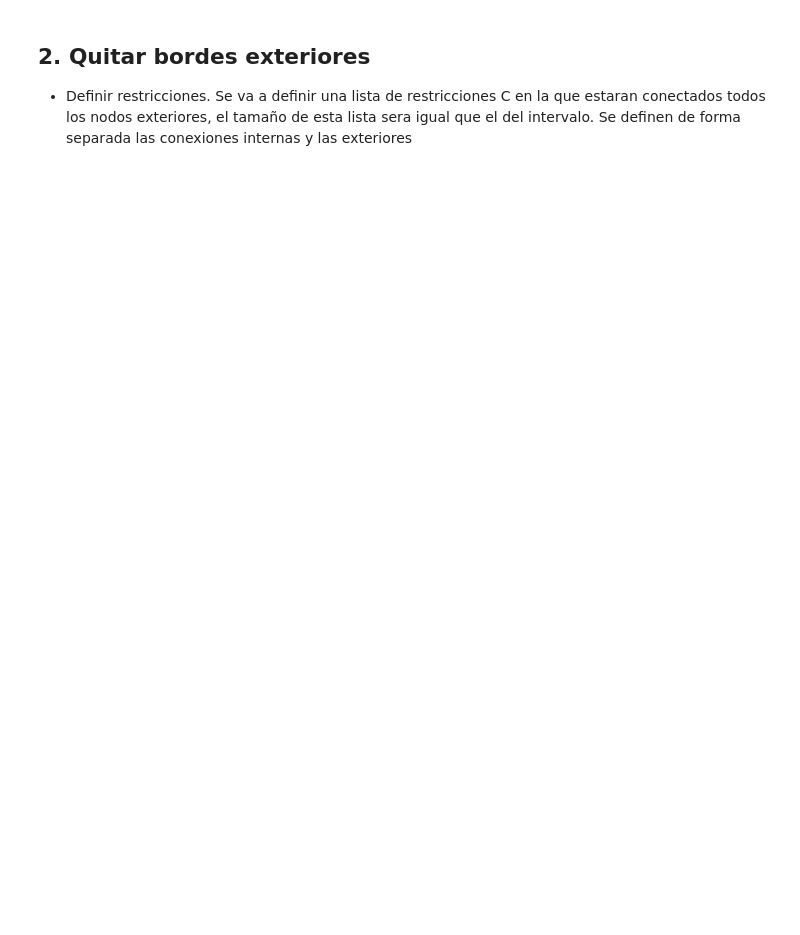
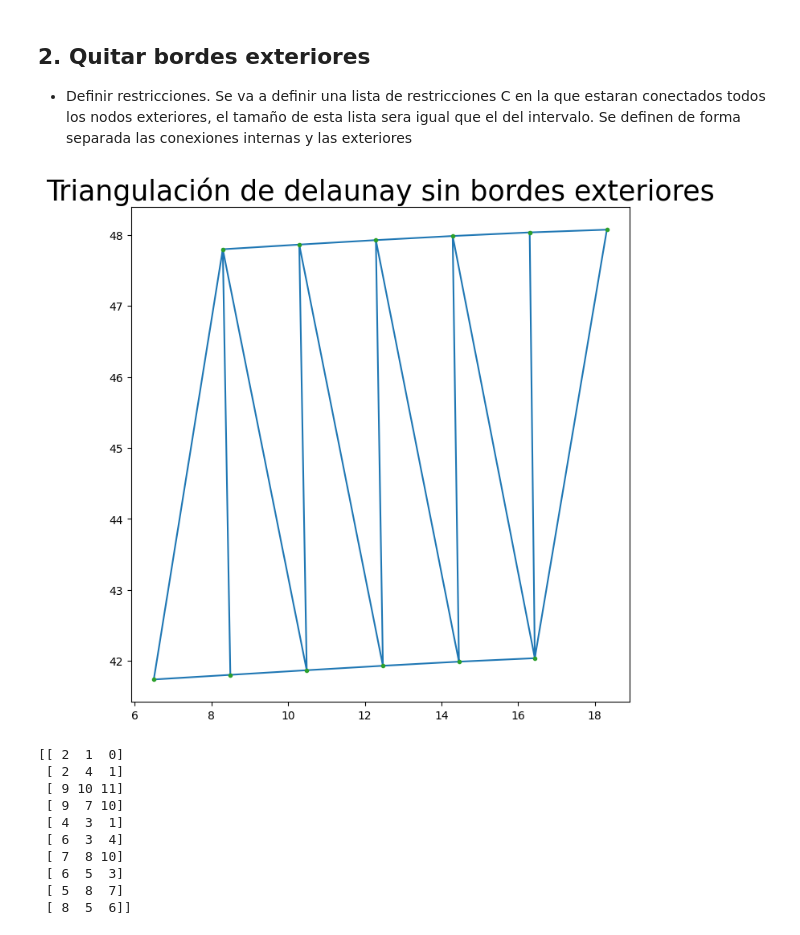
Before and after one commit to FSBDriverless/FS-AI, a Jupyter notebook: Planificación/Triangulacion de Delaunay.ipynb, the cells around one changed output. Saved outputs shown, nothing was run; the diff lists cells and outputs as text; code cells hidden in the pictures; blank space fills up the shorter version.

```diff
--- a/Planificación/Triangulacion de Delaunay.ipynb
+++ b/Planificación/Triangulacion de Delaunay.ipynb
@@ -72,18 +65,41 @@ Se definen de forma separada las conexiones internas y las exteriores
 # %%
+f = plt.figure()
+f.set_figwidth(8)
+f.set_figheight(8)
+
+i = 10
 interv = 10
-f = plt.figure()
-f.set_figwidth(10)
-f.set_figheight(10)
-for i in range(interv, 2*total, interv):
-    points = P[(i-interv):(i+1)]
-    DT = Delaunay(points)
-    cIN = [2 1]
+points = P[(i-interv):(i+2)]
 
+# Crear triangulacion con constantes
+TR = Delaunay(points)
+s = TR.simplices
 
+i = 0
+while (i < s.shape[0]):
+#for i in range(0, s.shape[0]):
+    x = s[i]
+    if ((x[0]%2!=0 and x[1]%2!=0 and x[2]%2!=0) or (x[0]%2!=1 and x[1]%2!=1 and x[2]%2!=1)):
+        s = np.delete(s, i, 0)
+    else:
 
-    plt.triplot(points[:,0], points[:,1], DT.simplices)
-    plt.plot(points[:,0], points[:,1], 'o')
-    plt.title('Triangulación de delaunay sin bordes exteriores',
-          fontsize=25,
-          color="black")
+        i = i + 1;
+plt.triplot(points[:,0], points[:,1], s)
+plt.plot(points[:,0], points[:,1], '.')
+plt.title('Triangulación de delaunay sin bordes exteriores',
+      fontsize=25,
+      color="black")
 plt.show()
+print(s)
+# %% [output]
+[figure, added]
+[[ 2  1  0]
+ [ 2  4  1]
+ [ 9 10 11]
+ [ 9  7 10]
+ [ 4  3  1]
+ [ 6  3  4]
+ [ 7  8 10]
+ [ 6  5  3]
+ [ 5  8  7]
+ [ 8  5  6]]
```
Also changed, not shown: parts of 10 cells of this notebook.
